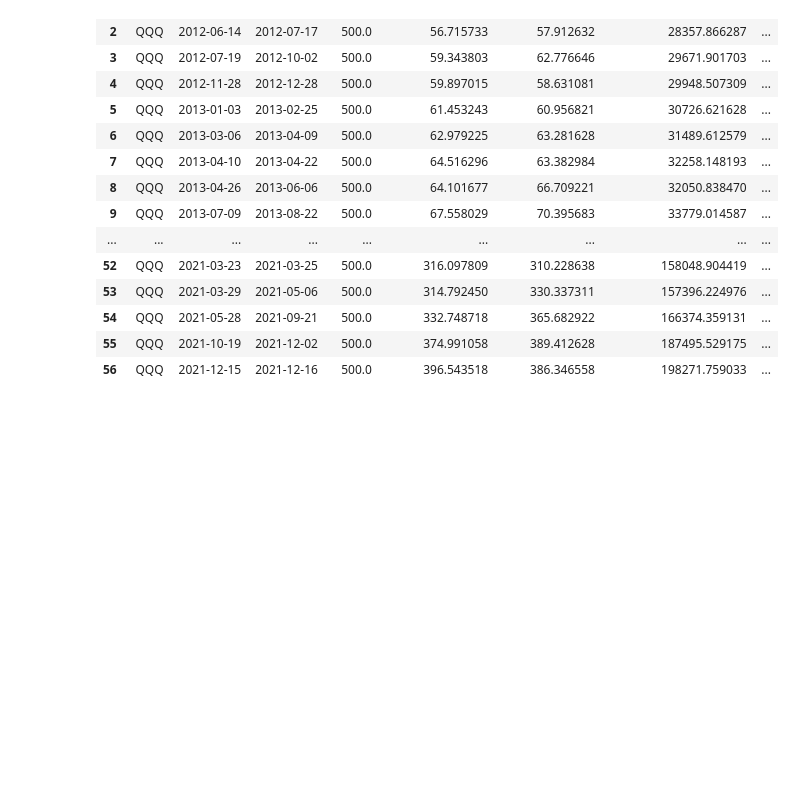
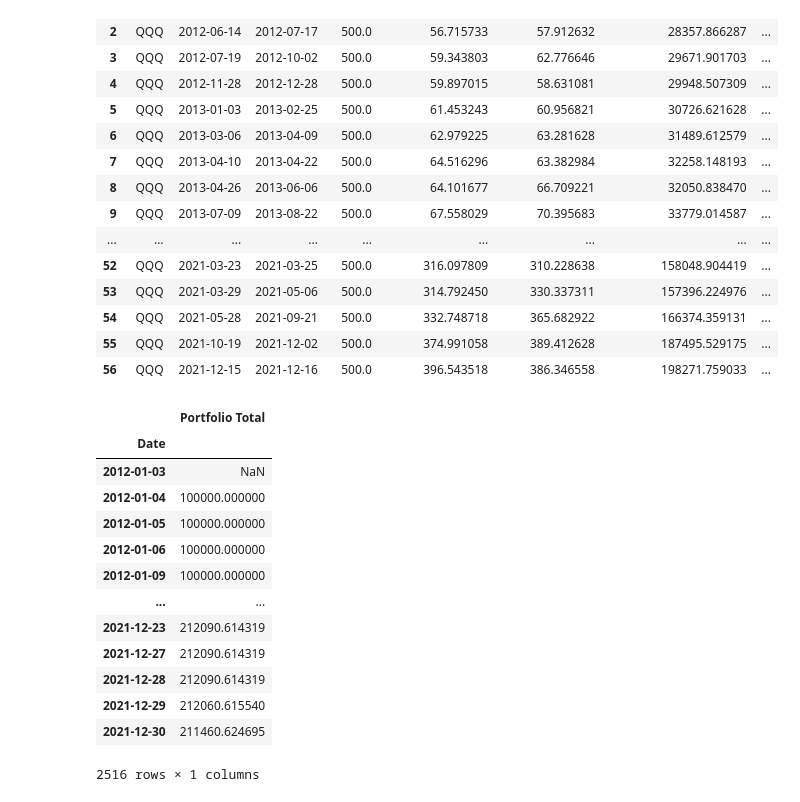
Before and after one commit to patmbee/project_2_ml, a Jupyter notebook: qqq_backtest.ipynb, the cells around one changed output. Saved outputs shown, nothing was run; the diff lists cells and outputs as text; code cells hidden in the pictures; blank space fills up the shorter version.

```diff
--- a/qqq_backtest.ipynb
+++ b/qqq_backtest.ipynb
@@ -409,3 +409,21 @@ trade_evaluation_df
 # Specifify columns in header
 header = ['Entry Date', 'Exit Date', 'Entry Share Price', 'Exit Share Price','Entry Portfolio Holding','Exit Portfolio Holding','Profit/Loss']
 trade_evaluation_df.to_csv('metrics.csv', columns = header)
+# %%
+port_tot_df = signals_df.loc[:,['Portfolio Total']]
+port_tot_df
+# %% [output]
+|  | Portfolio Total |
+| Date |  |
+| 2012-01-03 | NaN |
+| 2012-01-04 | 100000.000000 |
+| 2012-01-05 | 100000.000000 |
+| 2012-01-06 | 100000.000000 |
+| 2012-01-09 | 100000.000000 |
+| ... | ... |
+| 2021-12-23 | 212090.614319 |
+| 2021-12-27 | 212090.614319 |
+| 2021-12-28 | 212090.614319 |
+| 2021-12-29 | 212060.615540 |
+| 2021-12-30 | 211460.624695 |
+2516 rows × 1 columns
```
Also changed, not shown: parts of 3 cells of this notebook, 5 other files.
